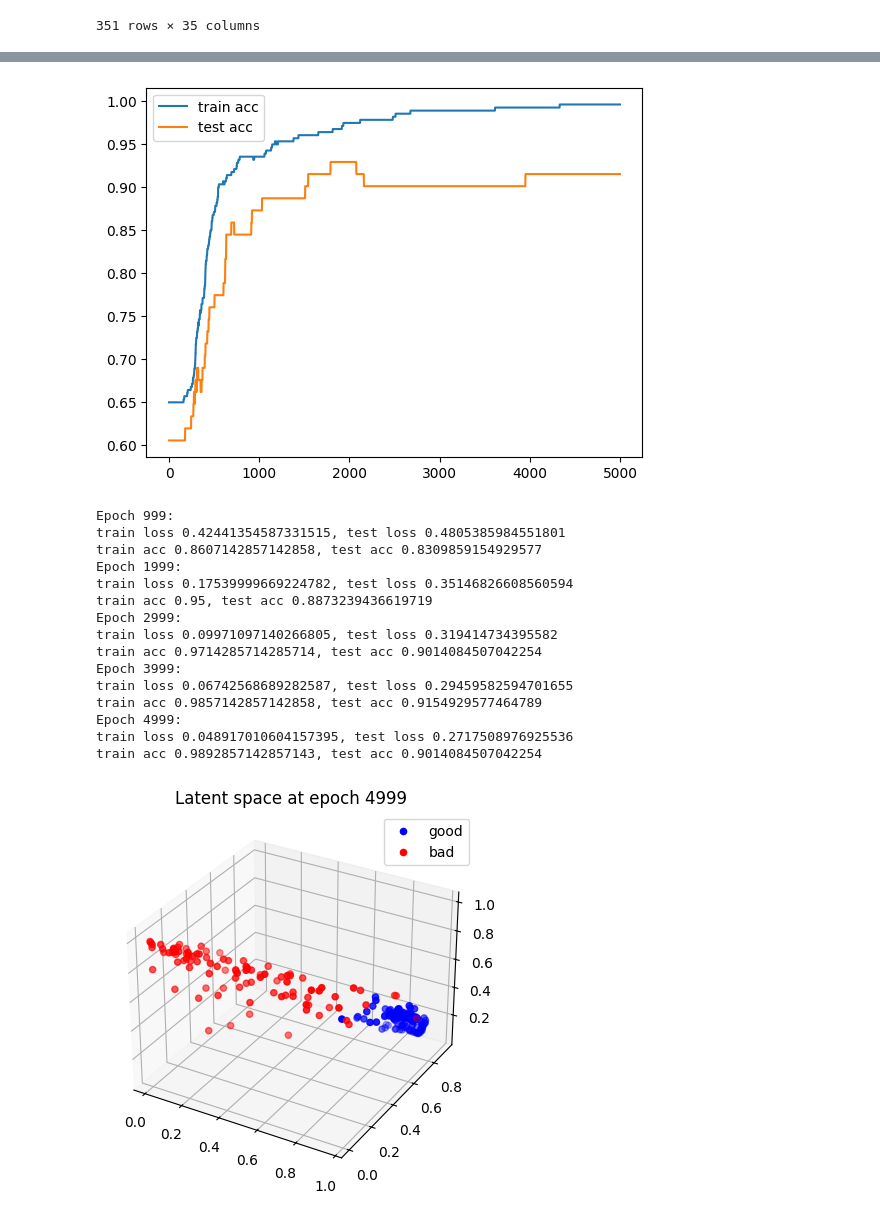
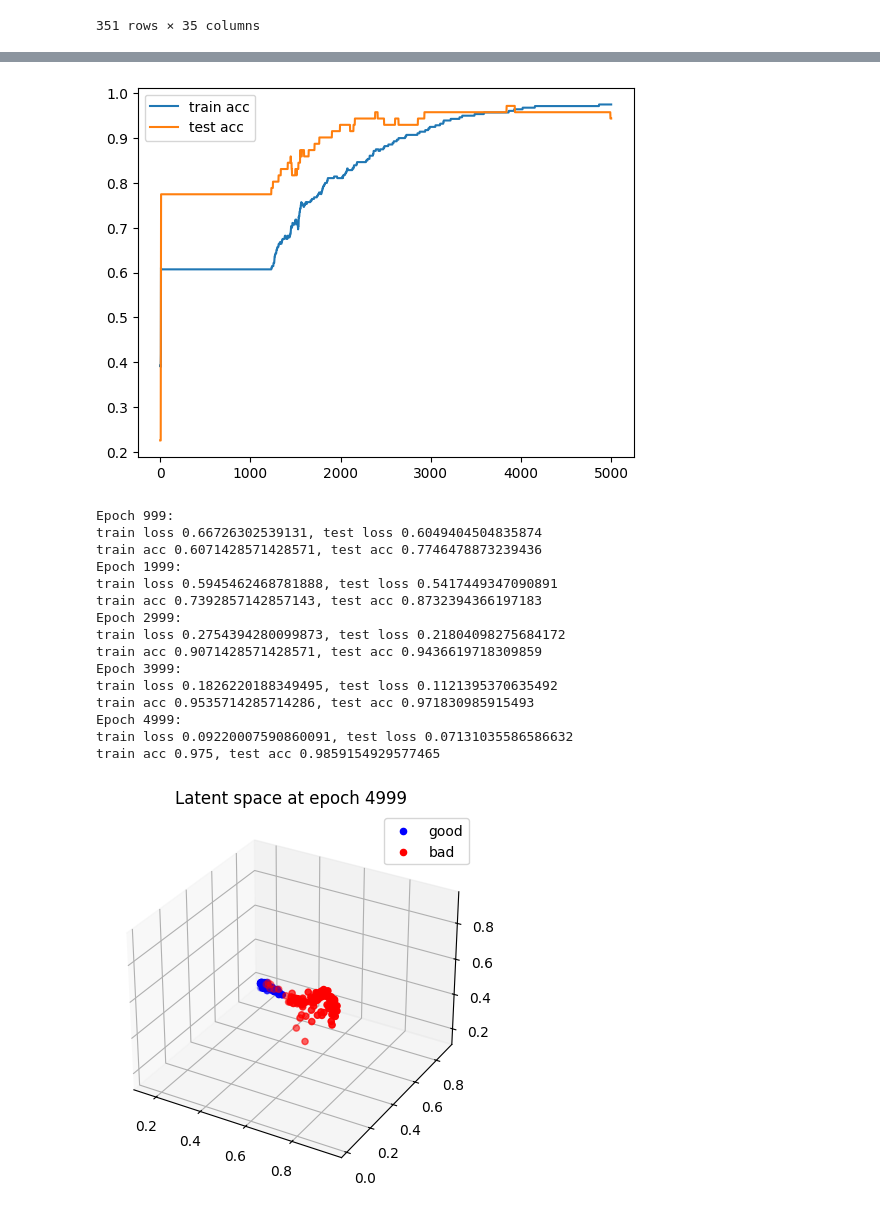
Before and after one commit to LeoHuang0511/NYCU-2023-Fall-Deep-Learning, a Jupyter notebook: HW/HW1/classification.ipynb, the cells around one changed output, grey strips where cells are left out. Drawn from its saved outputs; the diff is of its cells as text; code cells hidden in the pictures.

```diff
--- a/HW/HW1/classification.ipynb
+++ b/HW/HW1/classification.ipynb
@@ -16,7 +15,7 @@ def split_batch(data, target, batch_size):
             yield data[i:], target[i:]
 
 
-def train_step(data, target, model: Model, loss_fn: Loss, learning_rate):
+def train_step(data, target, model: Model, loss_fn, learning_rate):
     pred = model(data)
     loss = loss_fn(pred, target)
     grad = loss_fn.backward()
@@ -25,7 +24,7 @@ def train_step(data, target, model: Model, loss_fn: Loss, learning_rate):
     return loss
 
 
-def test_step(data, target, model: Model, loss_fn: Loss):
+def test_step(data, target, model: Model, loss_fn):
     pred = model(data)
     loss = loss_fn(pred, target)
     return loss
@@ -63,11 +62,14 @@ train_target = dataset[:train_size, -1:]
 test_target = dataset[train_size:, -1:]
 # %%
 INPUT_FEATURES = train_feature.shape[1]
+print(INPUT_FEATURES)
 
 model = Model([
-    layer.Linear(INPUT_FEATURES, 8),
+    layer.Linear(INPUT_FEATURES, 4),
     layer.Sigmoid(),
-    layer.Linear(8, 2),
+    layer.Linear(4, 4),
+    layer.Sigmoid(),
+    layer.Linear(4, 2),
     layer.Sigmoid(),
     layer.Linear(2, 1),
     layer.Sigmoid(),
@@ -120,8 +124,9 @@ def plot_latent_3d(model, feature, target, epoch):
                 bbox_inches='tight')
 # %%
 EPOCHES = 5000
+
 BATCH_SIZE = 64
-LEARNING_RATE = 0.03
+LR = 0.03
 
 train_accs, test_accs = [], []
 train_losses, test_losses = [], []
@@ -130,7 +135,7 @@ for epoch in range(EPOCHES):
     train_iter_accs, test_iter_accs = [], []
     train_iter_losses, test_iter_losses = [], []
     for x, y in split_batch(train_feature, train_target, BATCH_SIZE):
-        train_loss = train_step(x, y, model, bce, learning_rate=LEARNING_RATE)
+        train_loss = train_step(x, y, model, bce, learning_rate=LR)
 
         outputs = model(x)
         outputs[outputs > 0.5] = 1
@@ -151,7 +156,7 @@ for epoch in range(EPOCHES):
     test_accs.append(np.sum(test_iter_accs) / len(test_feature))
     test_losses.append(np.sum(test_iter_losses) / len(test_feature))
 
-    if (epoch + 1) == 10 or (epoch + 1) == EPOCHES:
+    if (epoch + 1) % 1000 == 0 or (epoch + 1) == EPOCHES:
         plot_latent_2d(model, train_feature, train_target, epoch)
 
     if (epoch + 1) % 1000 == 0:
@@ -191,16 +196,20 @@ plt.legend()
 plt.savefig(os.path.join('images', 'classification', 'acc.png'),
             bbox_inches='tight')
 # %% [output]
-[figure, old version]
+[figure, new version]
+# %%
+model = Model([
+    layer.Linear(INPUT_FEATURES, 4),
+    layer.Sigmoid(),
+    layer.Linear(4, 4),
+    layer.Sigmoid(),
+    layer.Linear(4, 3),
+    layer.Sigmoid(),
+    layer.Linear(3, 1),
+    layer.Sigmoid(),
+])
 # %%
-model = Model([
-    layer.Linear(INPUT_FEATURES, 8),
-    layer.Sigmoid(),
-    layer.Linear(8, 3),
-    layer.Sigmoid(),
-    layer.Linear(3, 1),
-    layer.Sigmoid(),
-])
+
 
 train_accs, test_accs = [], []
 train_losses, test_losses = [], []
@@ -208,51 +217,51 @@ for epoch in range(EPOCHES):
     train_iter_accs, test_iter_accs = [], []
     train_iter_losses, test_iter_losses = [], []
     for x, y in split_batch(train_feature, train_target, BATCH_SIZE):
-        train_loss = train_step(x, y, model, bce, learning_rate=LEARNING_RATE)
+        train_loss = train_step(x, y, model, bce, learning_rate=LR)
 
         outputs = model(x)
         outputs[outputs > 0.5] = 1
         outputs[outputs <= 0.5] = 0
         train_iter_accs.append(np.sum(outputs == y))
         train_iter_losses.append(train_loss * len(x))
     train_accs.append(np.sum(train_iter_accs) / len(train_feature))
     train_losses.append(np.sum(train_iter_losses) / len(train_feature))
 
     for x, y in split_batch(test_feature, test_target, BATCH_SIZE):
         test_loss = test_step(x, y, model, bce)
 
         outputs = model(x)
         outputs[outputs > 0.5] = 1
         outputs[outputs <= 0.5] = 0
         test_iter_accs.append(np.sum(outputs == y))
         test_iter_losses.append(test_loss * len(x))
     test_accs.append(np.sum(test_iter_accs) / len(test_feature))
     test_losses.append(np.sum(test_iter_losses) / len(test_feature))
 
-    if (epoch + 1) == 10 or (epoch + 1) == EPOCHES:
+    if (epoch + 1) % 1000 == 0 or (epoch + 1) == EPOCHES:
         plot_latent_3d(model, train_feature, train_target, epoch)
 
     if (epoch + 1) % 1000 == 0:
         print(f'Epoch {epoch}:\n'
               f'train loss {train_losses[-1]}, test loss {test_losses[-1]}\n'
               f'train acc {train_accs[-1]}, test acc {test_accs[-1]}')
 # %% [output]
 Epoch 999:
-train loss 0.42441354587331515, test loss 0.4805385984551801
-train acc 0.8607142857142858, test acc 0.8309859154929577
+train loss 0.66726302539131, test loss 0.6049404504835874
+train acc 0.6071428571428571, test acc 0.7746478873239436
 Epoch 1999:
-train loss 0.17539999669224782, test loss 0.35146826608560594
-train acc 0.95, test acc 0.8873239436619719
+train loss 0.5945462468781888, test loss 0.5417449347090891
+train acc 0.7392857142857143, test acc 0.8732394366197183
 Epoch 2999:
-train loss 0.09971097140266805, test loss 0.319414734395582
-train acc 0.9714285714285714, test acc 0.9014084507042254
+train loss 0.2754394280099873, test loss 0.21804098275684172
+train acc 0.9071428571428571, test acc 0.9436619718309859
 Epoch 3999:
-train loss 0.06742568689282587, test loss 0.29459582594701655
-train acc 0.9857142857142858, test acc 0.9154929577464789
+train loss 0.1826220188349495, test loss 0.1121395370635492
+train acc 0.9535714285714286, test acc 0.971830985915493
 Epoch 4999:
-train loss 0.048917010604157395, test loss 0.2717508976925536
-train acc 0.9892857142857143, test acc 0.9014084507042254
+train loss 0.09220007590860091, test loss 0.07131035586586632
+train acc 0.975, test acc 0.9859154929577465
-[figure, old version]
+[figure, new version]
 # %%
 plt.plot(train_losses, label='train loss')
 plt.plot(test_losses, label='test loss')
```
Also changed, not shown: parts of 6 cells of this notebook, 24 other files.
